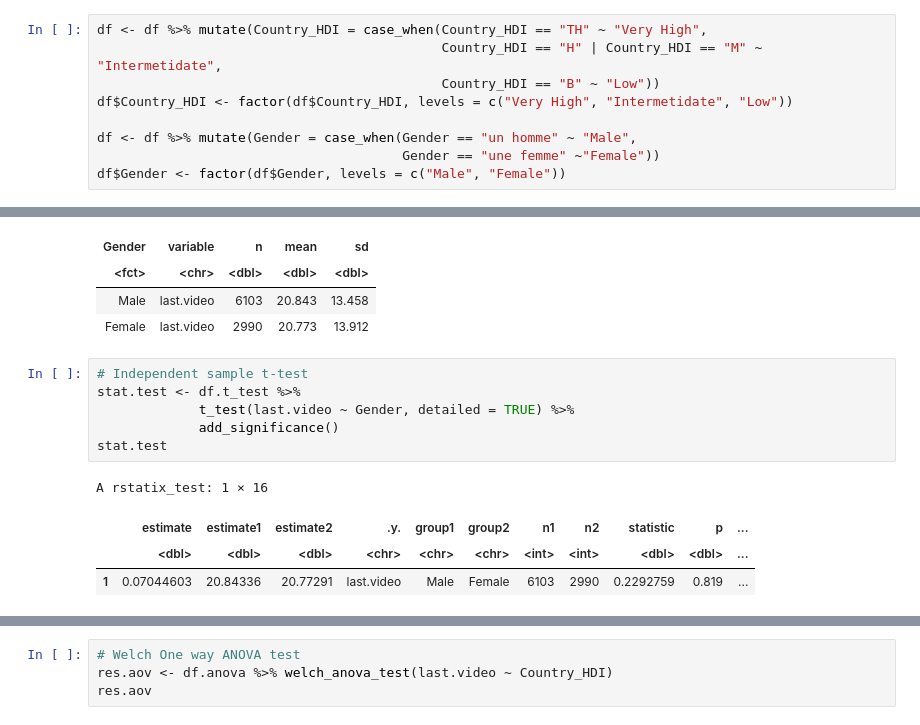
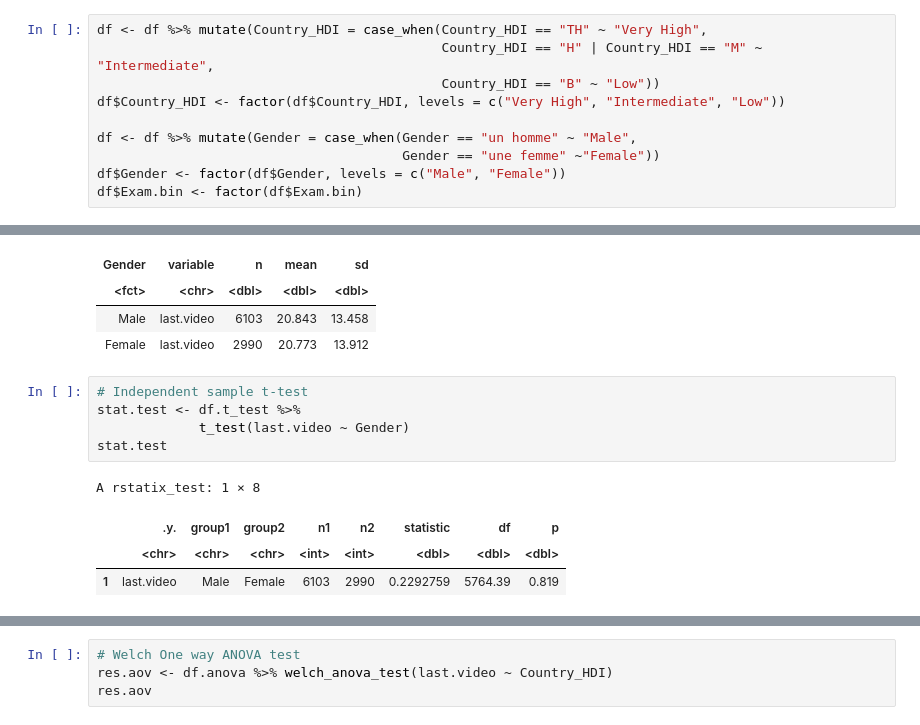
Before and after one commit to buu-nguyen/PIB3-InterStats, a Jupyter notebook: InterStats.ipynb, the cells around one changed output, grey strips where cells are left out. Drawn from its saved outputs; the diff is of its cells as text.

```diff
--- a/InterStats.ipynb
+++ b/InterStats.ipynb
@@ -135,9 +113,10 @@ Joining, by = c("Student_ID", "Gender", "birth.year", "Country", "Diploma", "For
 # %%
 df <- df %>% mutate(Country_HDI = case_when(Country_HDI == "TH" ~ "Very High",
-                                            Country_HDI == "H" | Country_HDI == "M" ~ "Intermetidate",
+                                            Country_HDI == "H" | Country_HDI == "M" ~ "Intermediate",
                                             Country_HDI == "B" ~ "Low"))
-df$Country_HDI <- factor(df$Country_HDI, levels = c("Very High", "Intermetidate", "Low"))
+df$Country_HDI <- factor(df$Country_HDI, levels = c("Very High", "Intermediate", "Low"))
 
 df <- df %>% mutate(Gender = case_when(Gender == "un homme" ~ "Male",
                                        Gender == "une femme" ~"Female"))
 df$Gender <- factor(df$Gender, levels = c("Male", "Female"))
+df$Exam.bin <- factor(df$Exam.bin)
@@ -159,14 +136,13 @@ A tibble: 2 × 5
 # %%
 # Independent sample t-test
 stat.test <- df.t_test %>%
-             t_test(last.video ~ Gender, detailed = TRUE) %>%
-             add_significance()
+             t_test(last.video ~ Gender)
 stat.test
 # %% [output]
-A rstatix_test: 1 × 16
+A rstatix_test: 1 × 8
-|  | estimate | estimate1 | estimate2 | .y. | group1 | group2 | n1 | n2 | statistic | p | ... |
-|  | <dbl> | <dbl> | <dbl> | <chr> | <chr> | <chr> | <int> | <int> | <dbl> | <dbl> | ... |
-| 1 | 0.07044603 | 20.84336 | 20.77291 | last.video | Male | Female | 6103 | 2990 | 0.2292759 | 0.819 | ... |
+|  | .y. | group1 | group2 | n1 | n2 | statistic | df | p |
+|  | <chr> | <chr> | <chr> | <int> | <int> | <dbl> | <dbl> | <dbl> |
+| 1 | last.video | Male | Female | 6103 | 2990 | 0.2292759 | 5764.39 | 0.819 |
 # %%
 # Create a box-plot
 bxp <- ggboxplot(
```
Also changed, not shown: parts of 30 cells of this notebook, 10 other files.
